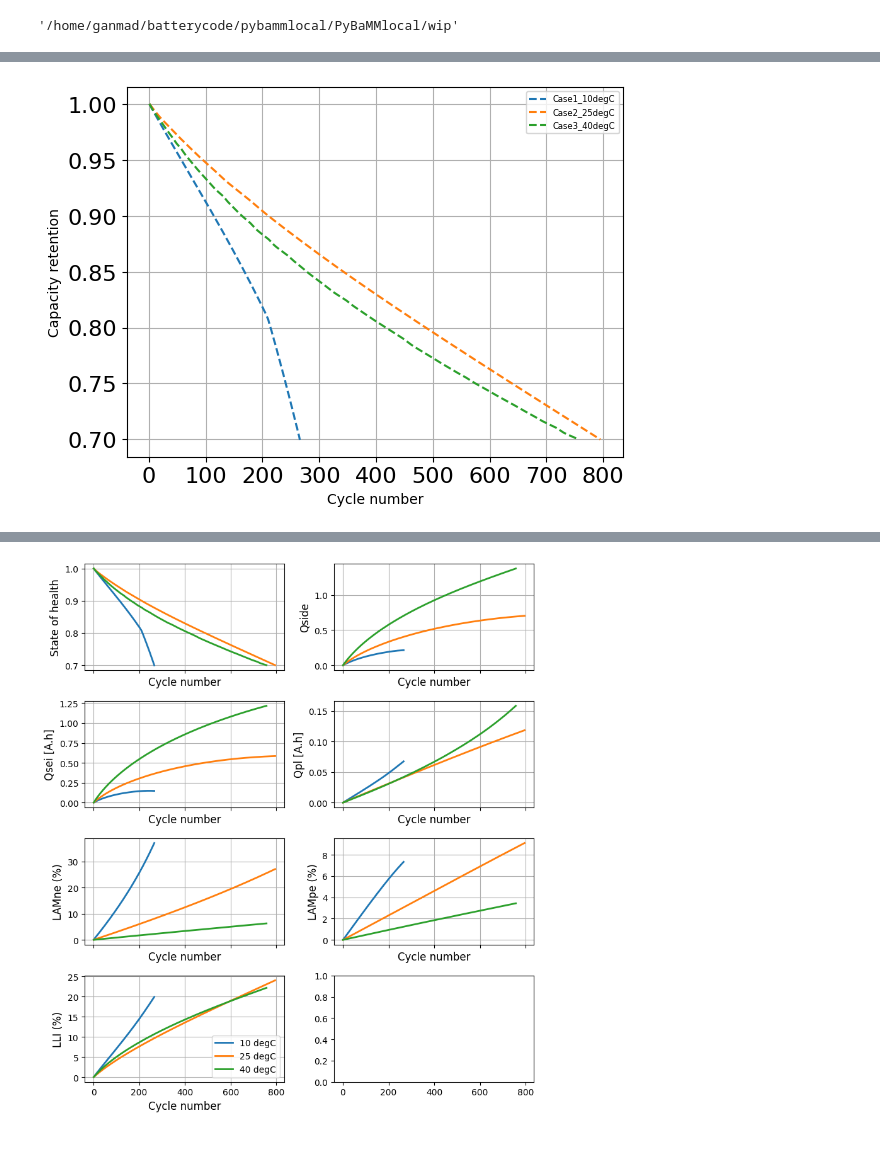
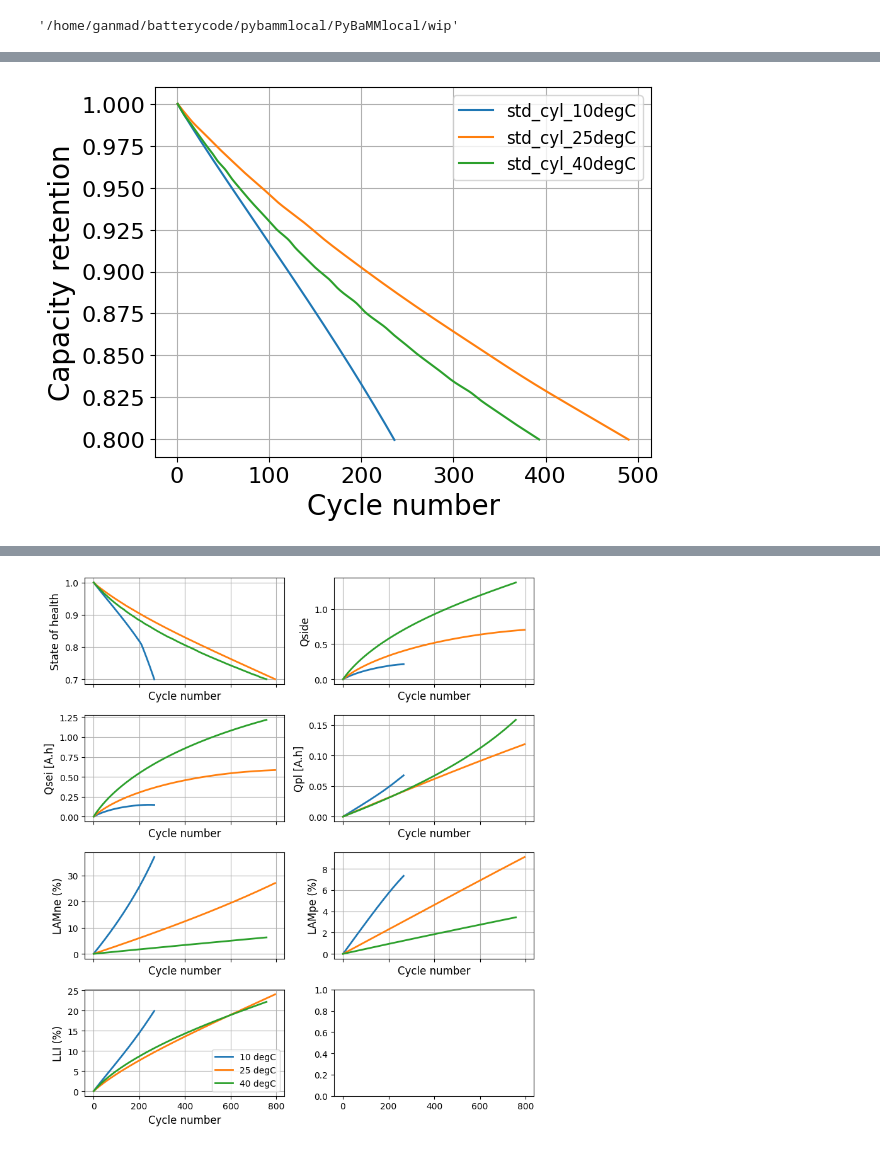
Before and after one commit to ganmadche/PyBaMMlocal, a Jupyter notebook: wip/paperKneedfn2026_figGen.ipynb, the cells around one changed output, grey strips where cells are left out. Saved outputs shown, nothing was run; the diff lists cells and outputs as text; code cells hidden in the pictures.

```diff
--- a/wip/paperKneedfn2026_figGen.ipynb
+++ b/wip/paperKneedfn2026_figGen.ipynb
@@ -9,13 +9,14 @@ from pybamm import Scalar
 
 current_directory = os.getcwd()
 
-parameter_values = pybamm.ParameterValues("OKane2022") #
-options = {"thermal": "lumped","lithium plating": "irreversible","SEI":"ec reaction limited", "SEI film resistance":"average", "SEI porosity change": "true","loss of active material": "stress-driven","particle mechanics":"swelling only"}
+parameter_values = pybamm.ParameterValues("OKane2022") # "lithium plating": "partially reversible",
+options = {"thermal": "lumped","lithium plating": "irreversible","SEI":"ec reaction limited", "SEI film resistance":"average", "SEI porosity change": "true","loss of active material": "stress-driven","particle mechanics":"swelling only"} #"lithium plating": "irreversible",
 
-model = pybamm.lithium_ion.SPM(options=options)
+model = pybamm.lithium_ion.DFN(options=options)
+# pybamm.set_logging_level("DEBUG")
 # %%
-# %load std300cycles_tuneparameters.py
-#Parameters tuned for 300 cycles standard
+# %load std500cycles_tuneparameters.py
+#Parameters tuned for 500 cycles standard
 parameter_values.update({"Total heat transfer coefficient [W.m-2.K-1]": 10.0,})
 #thermal parameters update
 parameter_values.update({"Negative electrode OCP entropic change [V.K-1]": -0.0002,
@@ -27,6 +28,8 @@ def ec_diffusivity(T_amb):
     EaD = 10000
     arrhenius = np.exp(EaD / pybamm.constants.R *(1/ 298.15 - 1/ T_amb))
     return D_sj * arrhenius
+
+
 parameter_values.update({"EC diffusivity [m2.s-1]": ec_diffusivity})
 #sei parameters update
 parameter_values.update({"SEI kinetic rate constant [m.s-1]": 1e-12*0.002*0.5})
@@ -37,7 +40,7 @@ parameter_values.update({"SEI growth activation energy [J.mol-1]": 48000.0,
 # LAM parameters update
 
 parameter_values.update({"Positive electrode LAM constant proportional term [s-1]": 0.1*0.5*1.5/3600,
-                         "Negative electrode LAM constant proportional term [s-1]": 0.2*0.5*1.5/3600,
+                         "Negative electrode LAM constant proportional term [s-1]": 0.19*0.5*1.5/3600,
 
                          "Positive electrode LAM constant exponential term": 2.0*1.1,
                          "Negative electrode LAM constant exponential term": 2.0*1.1,
@@ -69,7 +72,7 @@ experiment0 = pybamm.Experiment(
         )
     ]
     * 1000,
-    termination= "70% capacity"
+    termination= "80% capacity"
 )
 # %%
 from itertools import product
@@ -88,7 +91,8 @@ df.to_csv(f"{current_directory}/paperstudies2026/tuning/Cases_tuning_std300.csv"
 # %%
-safe_solver = pybamm.IDAKLUSolver(options={"dt_max": 10}) #mode="safe", ,  dt_max= dt_max, return_solution_if_failed_early=True, dt_max= 5.0,
 
-for n in range(len(df)):
+safe_solver = pybamm.IDAKLUSolver(options={"dt_max": 10}) #mode="safe", ,  dt_max= dt_max, return_solution_if_failed_early=True, dt_max= 5.0,root_tol=1e-3, rtol=1e-3, on_failure = "ignore",
+#safe_solver = pybamm.CasadiSolver()
+for n in range(len(df)): #range(1):#range(1):#
     tempC_case = df["Temperature"][n]
     simcase = df["Case"][n]
     dod_case = df["DoD"][n]*0.01
@@ -123,13 +127,13 @@ for n in range(len(df)):
     df2["Qside"] = Qside
 
 
-    df2.to_csv(f"{current_directory}/paperstudies2026/tuning/tune_Case{simcase}_{tempC_case}degC_std300.csv")
+    df2.to_csv(f"{current_directory}/paperstudies2026/tuning/tune_Case{simcase}_{tempC_case}degC_std_cycle_500.csv")
 
-    plt.plot(cycle1,Q1/Q1[0],"--", label =f"Case{simcase}_{tempC_case}degC")  #_{crate}C_{int(soc_case*100)}SoC_{int(dod_case*100)}DoD_{cycles_per_day}cycle")
-    plt.legend(fontsize=6)
+    plt.plot(cycle1,Q1/Q1[0], label =f"std_cyl_{tempC_case}degC")  #_{crate}C_{int(soc_case*100)}SoC_{int(dod_case*100)}DoD_{cycles_per_day}cycle")
+    plt.legend(fontsize=12)
 
-plt.xlabel("Cycle number")
-plt.ylabel("Capacity retention")
+plt.xlabel("Cycle number", fontsize =20)
+plt.ylabel("Capacity retention", fontsize =20)
 plt.xticks(fontsize =16)
 plt.yticks(fontsize = 16)
 plt.grid(True)
@@ -141 +145 @@ Took 40.933 s
-[figure, old version]
+[figure, new version]
```
Also changed, not shown: parts of 10 cells of this notebook.
